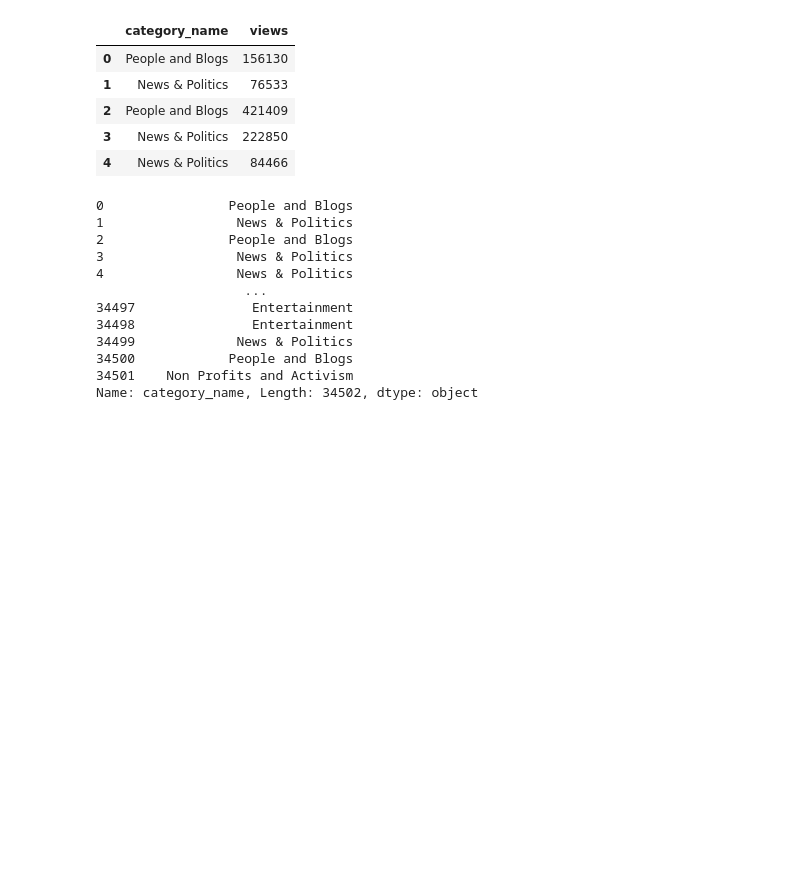
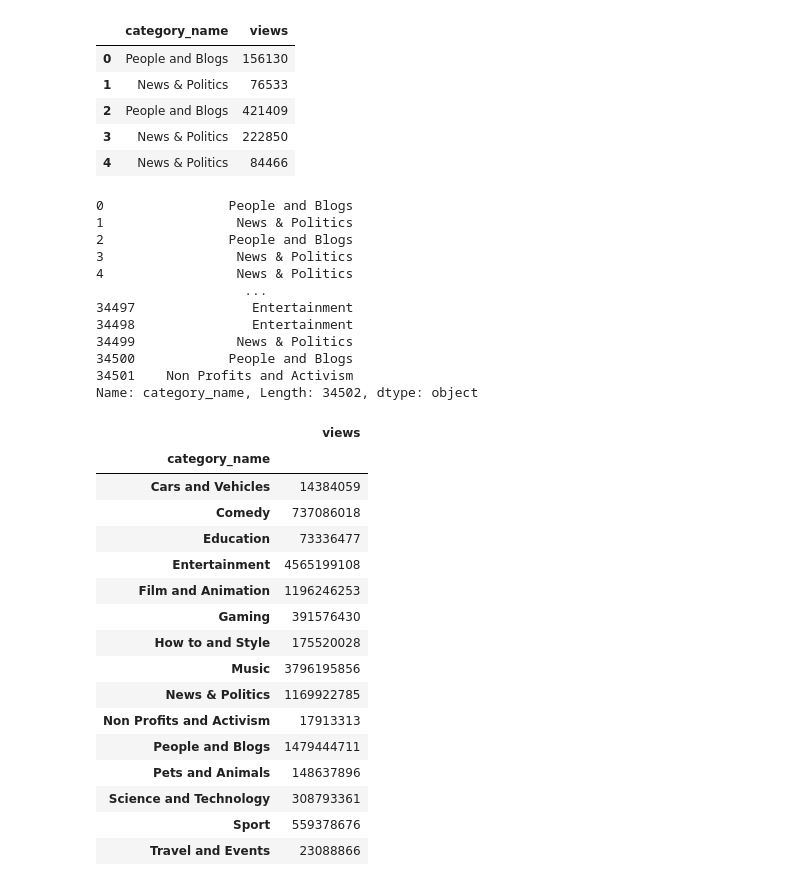
Before and after one commit to bldev2473/KaggleWithColab, a Jupyter notebook: TrendingYouTubeVideoStatistics.ipynb, the cells around one changed output. Saved outputs shown, nothing was run; the diff lists cells and outputs as text; code cells hidden in the pictures; blank space fills up the shorter version.

```diff
--- a/TrendingYouTubeVideoStatistics.ipynb
+++ b/TrendingYouTubeVideoStatistics.ipynb
@@ -301,3 +301,23 @@ print(df.category_name)
 34500            People and Blogs
 34501    Non Profits and Activism
 Name: category_name, Length: 34502, dtype: object
+# %%
+df_category_name.groupby('category_name').sum()
+# %% [output]
+|  | views |
+| category_name |  |
+| Cars and Vehicles | 14384059 |
+| Comedy | 737086018 |
+| Education | 73336477 |
+| Entertainment | 4565199108 |
+| Film and Animation | 1196246253 |
+| Gaming | 391576430 |
+| How to and Style | 175520028 |
+| Music | 3796195856 |
+| News & Politics | 1169922785 |
+| Non Profits and Activism | 17913313 |
+| People and Blogs | 1479444711 |
+| Pets and Animals | 148637896 |
+| Science and Technology | 308793361 |
+| Sport | 559378676 |
+| Travel and Events | 23088866 |
```
Also changed, not shown: parts of 2 cells of this notebook.
